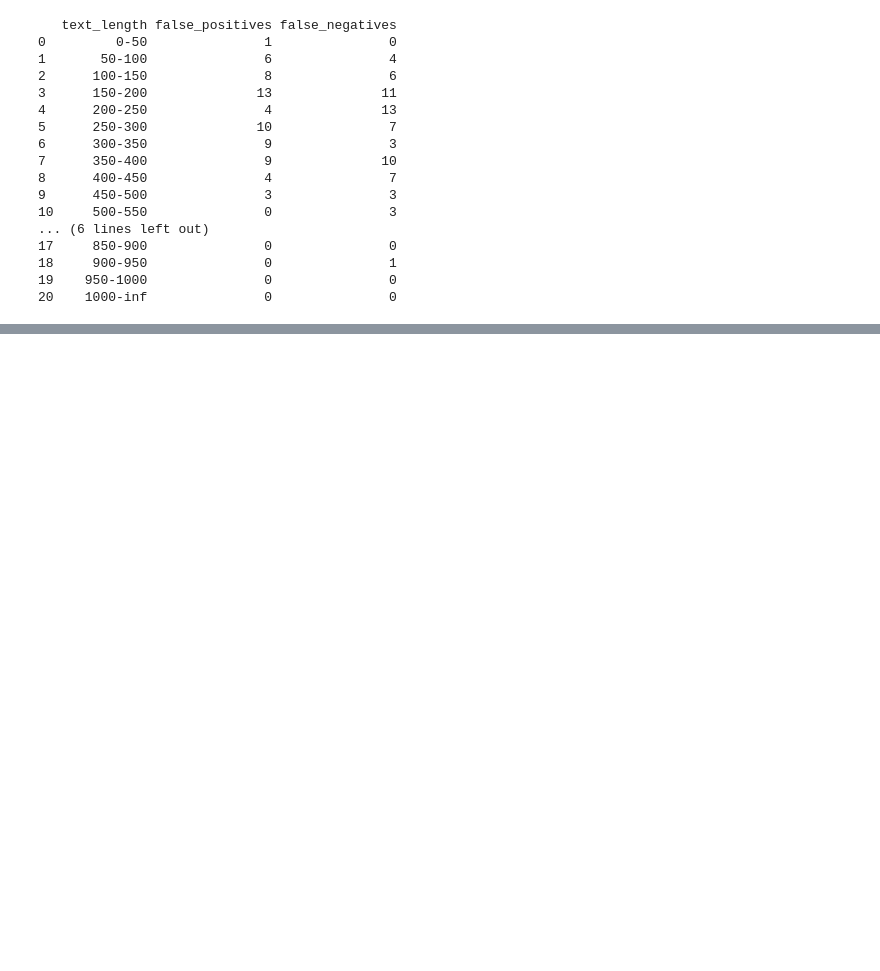
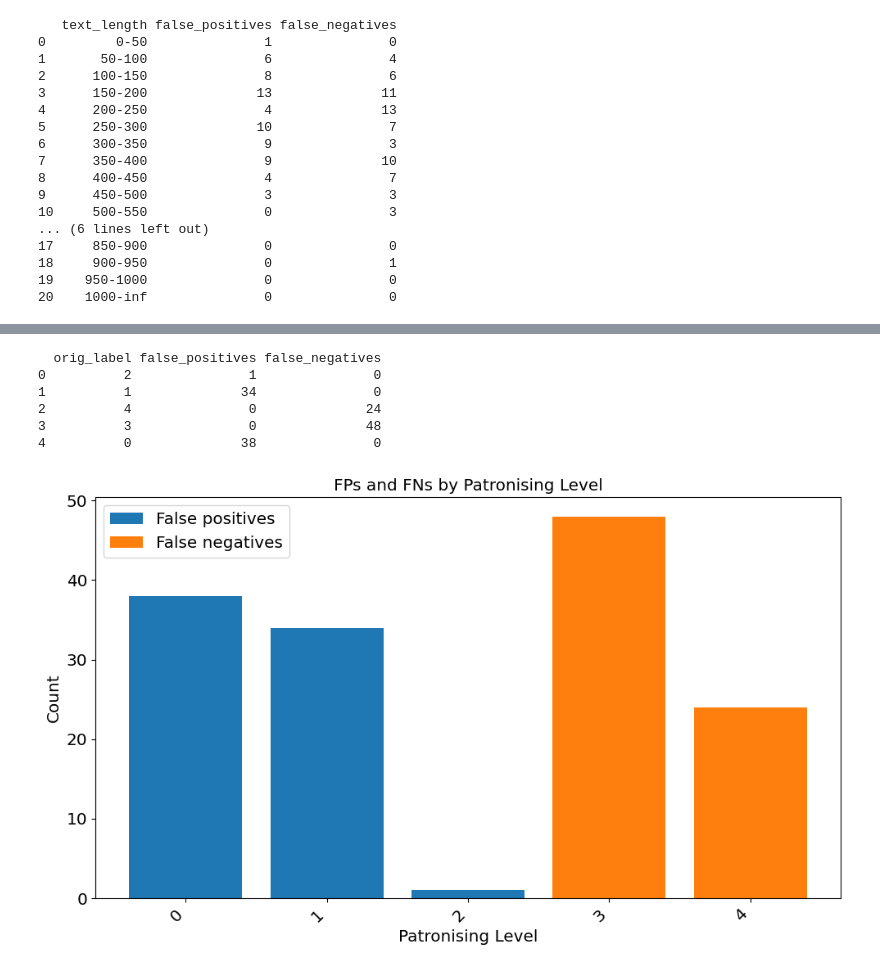
Before and after one commit to EuanScottWatson/NLP-Classification-CW, a Jupyter notebook: roberta_model/data_manipulation/analysis/dev_analysis.ipynb, the cells around one changed output, grey strips where cells are left out. Saved outputs shown, nothing was run; the diff lists cells and outputs as text; code cells hidden in the pictures; blank space fills up the shorter version.

```diff
--- a/roberta_model/data_manipulation/analysis/dev_analysis.ipynb
+++ b/roberta_model/data_manipulation/analysis/dev_analysis.ipynb
@@ -225,0 +229,68 @@ plt.show()
+# %%
+# Create a DataFrame with columns for the orig_label, false positives, and false negatives
+orig_label_df = pd.DataFrame(columns=["orig_label", "false_positives", "false_negatives"])
+
+# Iterate over the unique orig_labels and count the false positives and false negatives in each orig_label
+unique_orig_labels = set(dp["orig_label"] for dp in combined_data)
+for orig_label in unique_orig_labels:
+    # Filter the combined_data array for entries with the current orig_label
+    orig_label_data = [dp for dp in combined_data if dp["orig_label"] == orig_label]
+
+    # Count the false positives and false negatives in the current orig_label
+    orig_label_false_positives = len(
+        [dp for dp in orig_label_data if dp["target"] == 0 and dp["prediction"] == 1]
+    )
+    orig_label_false_negatives = len(
+        [dp for dp in orig_label_data if dp["target"] == 1 and dp["prediction"] == 0]
+    )
+
+    # Append the counts to the DataFrame
+    orig_label_df = orig_label_df.append(
+        {
+            "orig_label": orig_label,
+            "false_positives": orig_label_false_positives,
+            "false_negatives": orig_label_false_negatives,
+        },
+        ignore_index=True,
+    )
+
+# Print the resulting DataFrame
+print(orig_label_df)
+# %% [output]
+  orig_label false_positives false_negatives
+0          2               1               0
+1          1              34               0
+2          4               0              24
+3          3               0              48
+4          0              38               0
+# %%
+# Set the x-axis labels to the bin ranges
+orig_label_df = orig_label_df.sort_values("orig_label")
+x_labels = orig_label_df["orig_label"].values
+
+# Create a bar chart of the false positives and false negatives
+plt.bar(x_labels, orig_label_df["false_positives"].values, label="False positives")
+plt.bar(
+    x_labels,
+    orig_label_df["false_negatives"].values,
+    bottom=orig_label_df["false_positives"].values,
+    label="False negatives",
+)
+
+# Increase bar chart size
+plt.rcParams["figure.figsize"] = (10, 6)
+
+# Add labels and legend
+plt.xlabel("Patronising Level", fontsize="x-large")
+plt.ylabel("Count", fontsize="x-large")
+plt.title("FPs and FNs by Patronising Level", fontsize="x-large")
+
+plt.xticks(fontsize="x-large", rotation=45, ha="right")
+plt.yticks(fontsize="x-large")
+
+plt.legend(fontsize="x-large")
+
+plt.tight_layout()
+plt.show()
+# %% [output]
+[figure, added]
```
Also changed, not shown: parts of 7 cells of this notebook, 1 other file.
